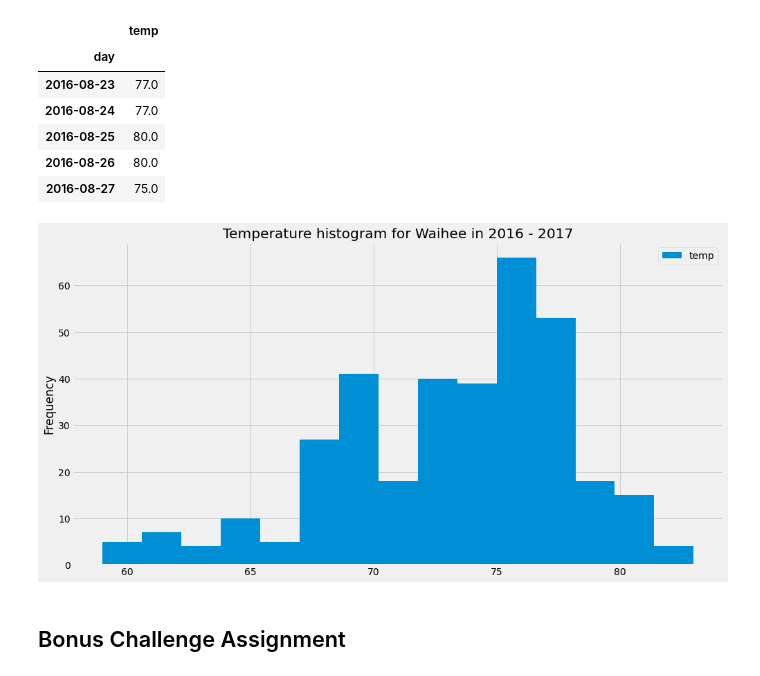
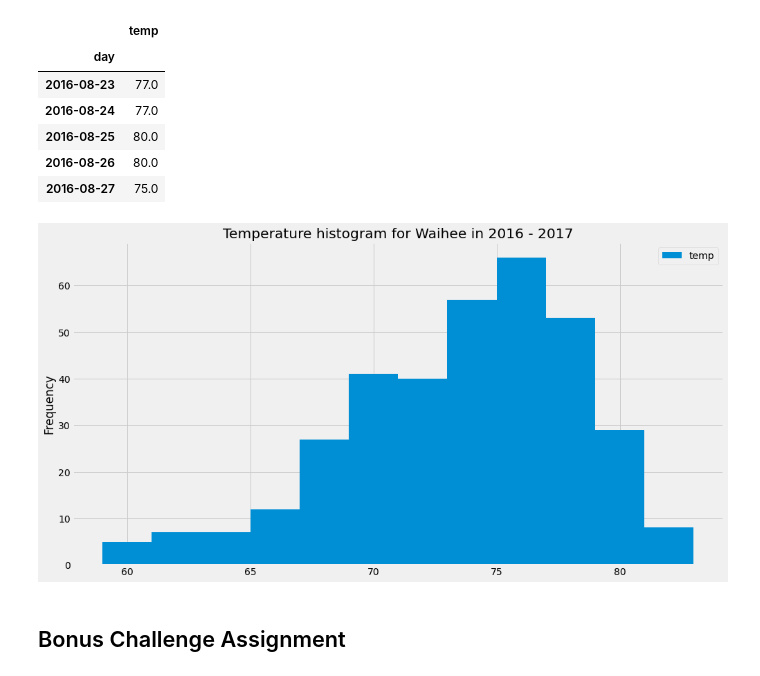
Before and after one commit to palolo02/sqlalchemy-challenge, a Jupyter notebook: Analysis.ipynb, the cells around one changed output. Saved outputs shown, nothing was run; the diff lists cells and outputs as text; code cells hidden in the pictures.

```diff
--- a/Analysis.ipynb
+++ b/Analysis.ipynb
@@ -223,11 +224,10 @@ display(waihee_df.head())
 | 2016-08-27 | 75.0 |
 # %%
 #Plot results
-# Validate information ********************
-waihee_df.plot(kind="hist",figsize=(15, 8), bins=15, title="Temperature histogram for Waihee in 2016 - 2017")
+waihee_df.plot(kind="hist",figsize=(15, 8), bins=12, title="Temperature histogram for Waihee in 2016 - 2017")
 plt.show()
 # %% [output]
-[figure, old version]
+[figure, new version]
 # %% [markdown]
 ## Bonus Challenge Assignment
 # %%
```
Also changed, not shown: parts of 3 cells of this notebook, 1 other file.
